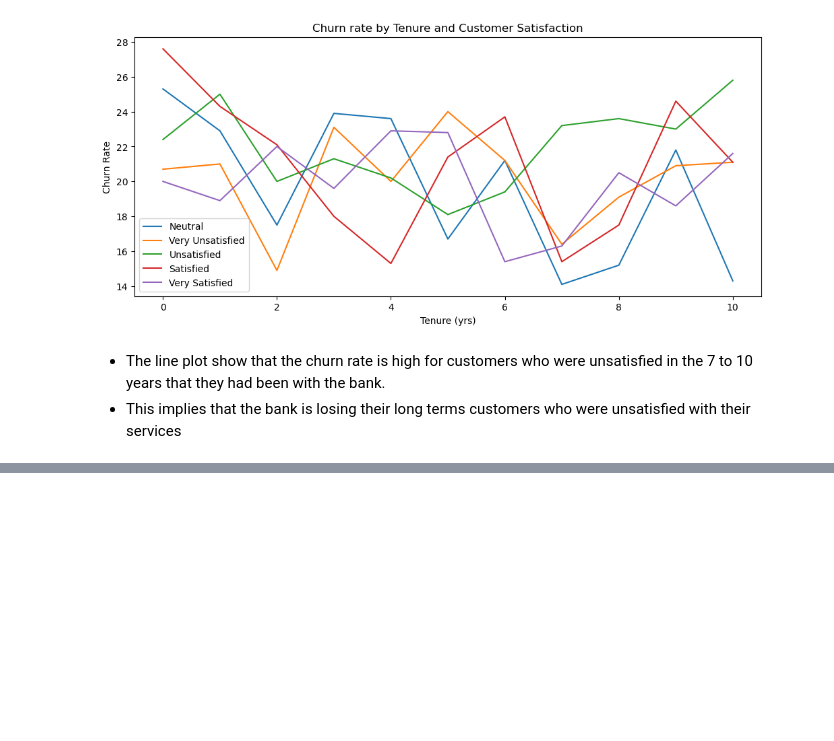
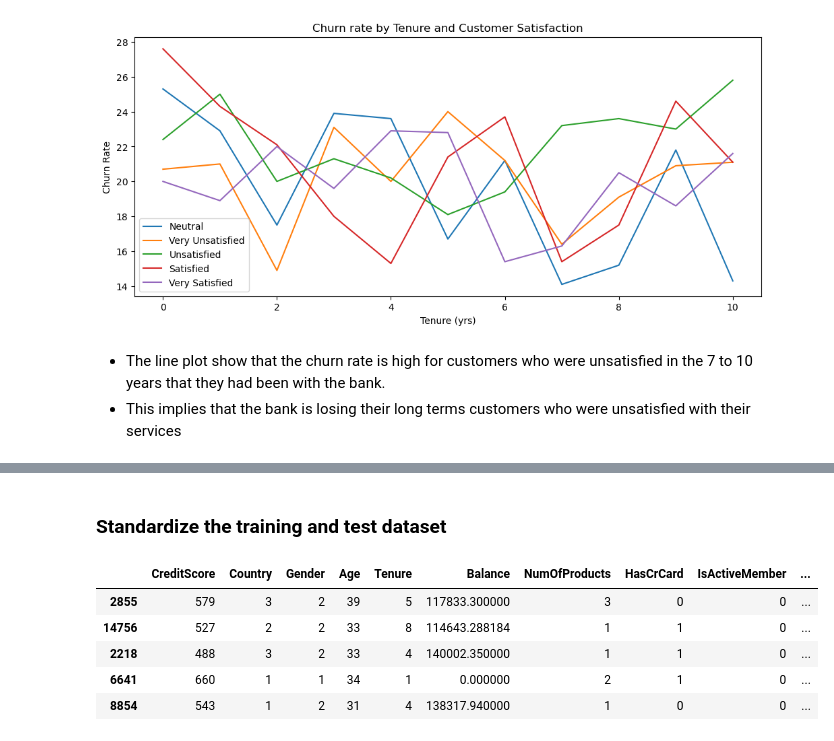
Before and after one commit to valezenwanne/Bank-Customer-Churn-Prediction, a Jupyter notebook: Bank Customer Churn Prediction.ipynb, the cells around one changed output, grey strips where cells are left out. Cells and saved outputs as stored; diff of their text form; code cells hidden in the pictures; blank space fills up the shorter version.

```diff
--- a/Bank Customer Churn Prediction.ipynb
+++ b/Bank Customer Churn Prediction.ipynb
@@ -1857,0 +1898,14 @@ plt.show()
+# %%
+#split the dataset
+X_train, X_test, y_train, y_test = train_test_split(X_sm, y_sm, test_size=0.2, random_state=42, stratify=y_sm)
+# %% [markdown]
+### Standardize the training and test dataset
+# %%
+X_test.head(5)
+# %% [output]
+|  | CreditScore | Country | Gender | Age | Tenure | Balance | NumOfProducts | HasCrCard | IsActiveMember | ... |
+| 2855 | 579 | 3 | 2 | 39 | 5 | 117833.300000 | 3 | 0 | 0 | ... |
+| 14756 | 527 | 2 | 2 | 33 | 8 | 114643.288184 | 1 | 1 | 0 | ... |
+| 2218 | 488 | 3 | 2 | 33 | 4 | 140002.350000 | 1 | 1 | 0 | ... |
+| 6641 | 660 | 1 | 1 | 34 | 1 | 0.000000 | 2 | 1 | 0 | ... |
+| 8854 | 543 | 1 | 2 | 31 | 4 | 138317.940000 | 1 | 0 | 0 | ... |
```
Also changed, not shown: parts of 157 cells of this notebook.
